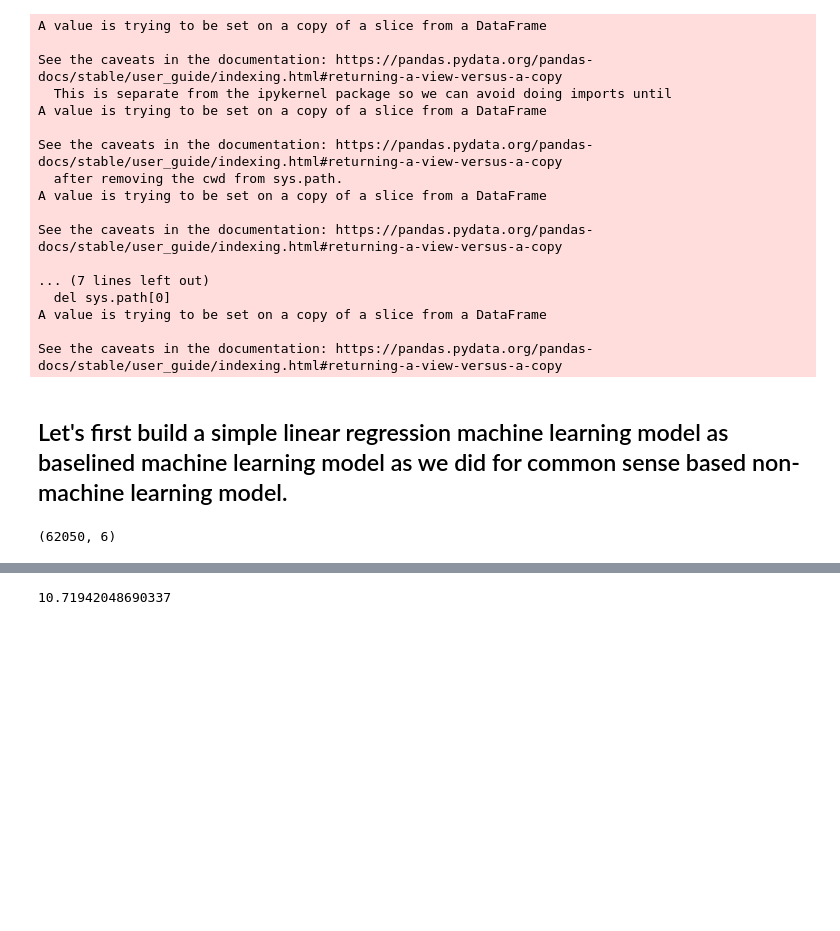
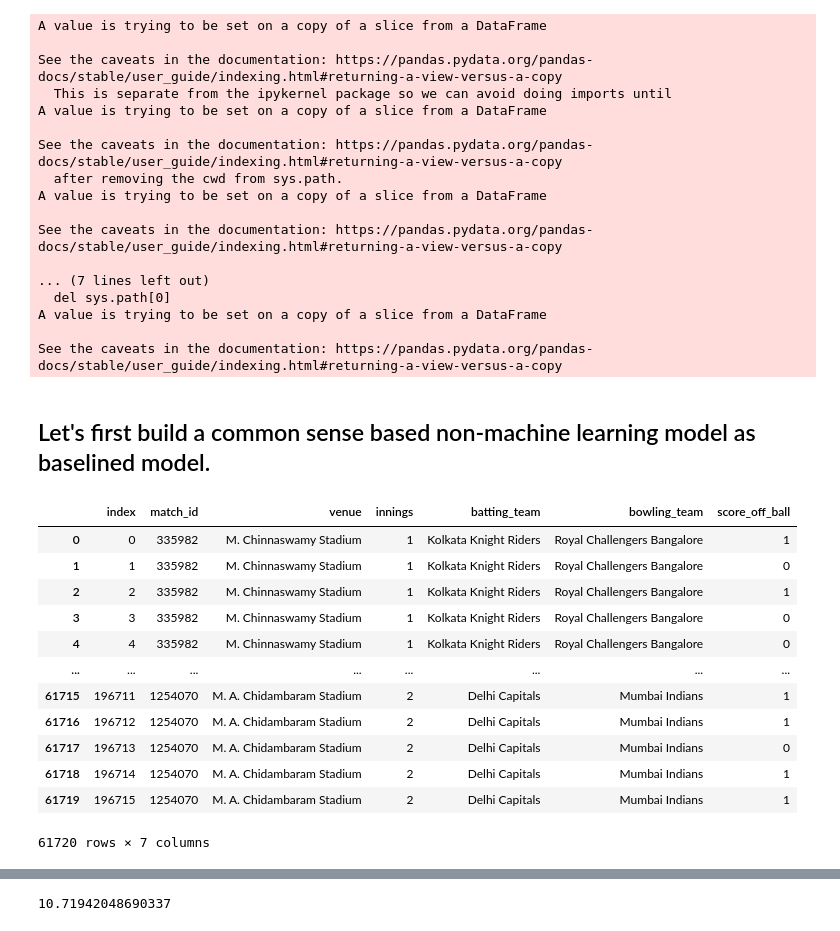
Before and after one commit to PradipKumarDas/Competitions, a Jupyter notebook: IPL_2021_Cricket_Hackathon_IIT_Madras/1_IPL_2021_Match_Score_Prediction_using_Common_Sense_based_Model.ipynb, the cells around one changed output, grey strips where cells are left out. Saved outputs shown, nothing was run; the diff lists cells and outputs as text; code cells hidden in the pictures; blank space fills up the shorter version.

```diff
--- a/IPL_2021_Cricket_Hackathon_IIT_Madras/T20_Cricket_Match_Score_Prediction_using_Shallow_Machine_Learning_Models.ipynb
+++ b/IPL_2021_Cricket_Hackathon_IIT_Madras/1_IPL_2021_Match_Score_Prediction_using_Common_Sense_based_Model.ipynb
@@ -205,8 +203,8 @@ See the caveats in the documentation: https://pandas.pydata.org/pandas-docs/stab
 A value is trying to be set on a copy of a slice from a DataFrame
 
 See the caveats in the documentation: https://pandas.pydata.org/pandas-docs/stable/user_guide/indexing.html#returning-a-view-versus-a-copy
-# %% [markdown]
-## Let's first build a simple linear regression machine learning model as baselined machine learning model as we did for common sense based non-machine learning model.
+# %% [markdown]
+## Let's first build a common sense based non-machine learning model as baselined model.
 # %%
 # First, lets have small dataset for that
 
@@ -219,13 +219,21 @@ data_simple = data[data.ball <= 6.0][["match_id",
-# %%
-# Checks shape of the filtered data
-
-data_simple.shape
-# %% [output]
-(62050, 6)
 # %%
 # Resets its index
 
-data_simple.reset_index(drop = True, inplace = True)
+data_non_ml.reset_index()
+# %% [output]
+|  | index | match_id | venue | innings | batting_team | bowling_team | score_off_ball |
+| 0 | 0 | 335982 | M. Chinnaswamy Stadium | 1 | Kolkata Knight Riders | Royal Challengers Bangalore | 1 |
+| 1 | 1 | 335982 | M. Chinnaswamy Stadium | 1 | Kolkata Knight Riders | Royal Challengers Bangalore | 0 |
+| 2 | 2 | 335982 | M. Chinnaswamy Stadium | 1 | Kolkata Knight Riders | Royal Challengers Bangalore | 1 |
+| 3 | 3 | 335982 | M. Chinnaswamy Stadium | 1 | Kolkata Knight Riders | Royal Challengers Bangalore | 0 |
+| 4 | 4 | 335982 | M. Chinnaswamy Stadium | 1 | Kolkata Knight Riders | Royal Challengers Bangalore | 0 |
+| ... | ... | ... | ... | ... | ... | ... | ... |
+| 61715 | 196711 | 1254070 | M. A. Chidambaram Stadium | 2 | Delhi Capitals | Mumbai Indians | 1 |
+| 61716 | 196712 | 1254070 | M. A. Chidambaram Stadium | 2 | Delhi Capitals | Mumbai Indians | 1 |
+| 61717 | 196713 | 1254070 | M. A. Chidambaram Stadium | 2 | Delhi Capitals | Mumbai Indians | 0 |
+| 61718 | 196714 | 1254070 | M. A. Chidambaram Stadium | 2 | Delhi Capitals | Mumbai Indians | 1 |
+| 61719 | 196715 | 1254070 | M. A. Chidambaram Stadium | 2 | Delhi Capitals | Mumbai Indians | 1 |
+61720 rows × 7 columns
 # %%
 # Calculates the match wise total score after end of 6 overs
 
```
Also changed, not shown: parts of 17 cells of this notebook, 2 other files.
